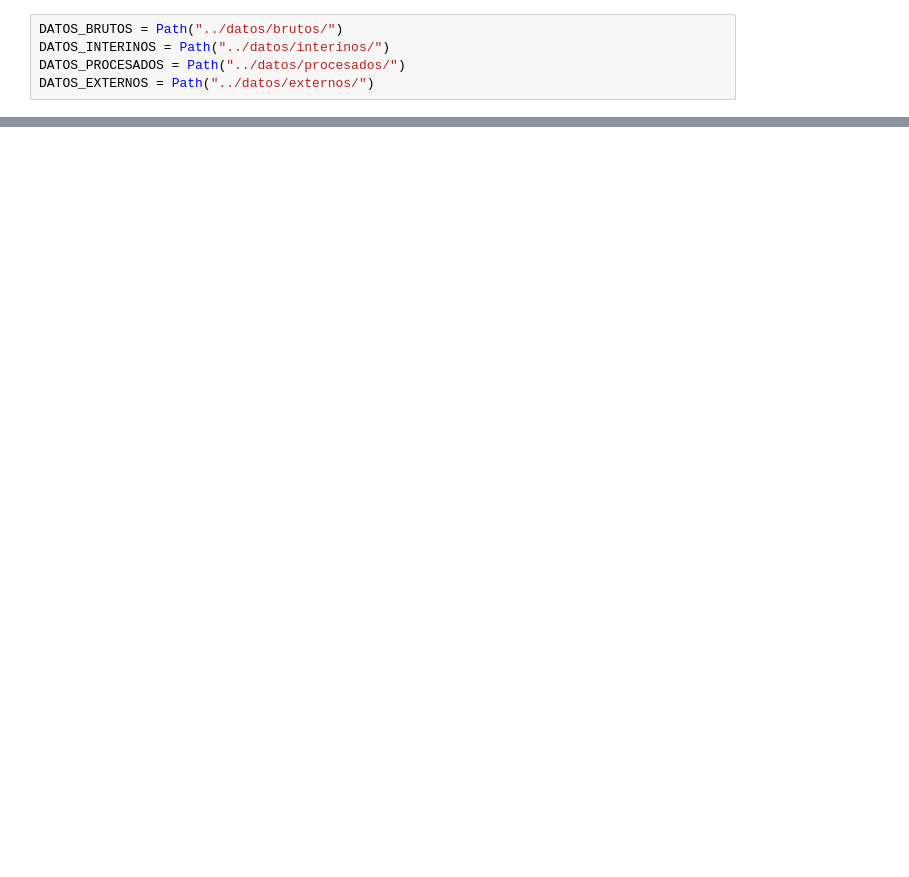
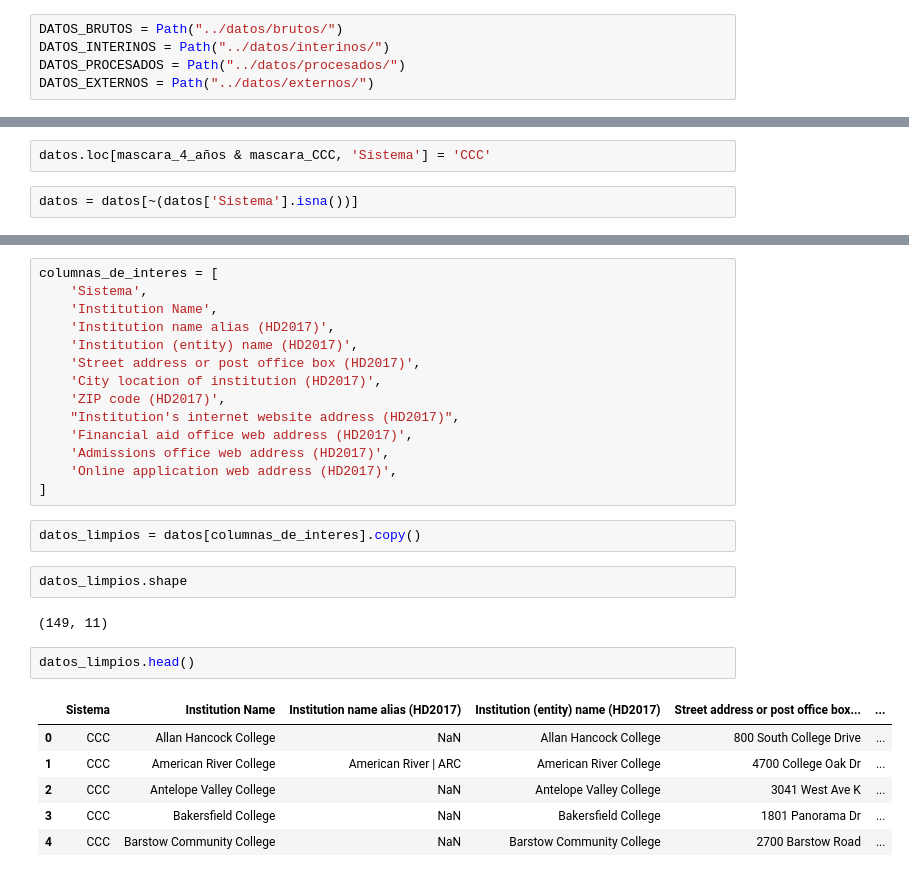
Before and after one commit to chekos/voila-isocronos-heroku, a Jupyter notebook: notebooks/00_DataPrep.ipynb, the cells around one changed output, grey strips where cells are left out. Cells and saved outputs as stored; diff of their text form; blank space fills up the shorter version.

```diff
--- a/notebooks/00_DataPrep.ipynb
+++ b/notebooks/00_DataPrep.ipynb
@@ -39,0 +145,4 @@ data = pd.read_
+# %%
+datos.loc[mascara_4_años & mascara_CCC, 'Sistema'] = 'CCC'
+# %%
+datos = datos[~(datos['Sistema'].isna())]
@@ -39,0 +167,29 @@ data = pd.read_
+# %%
+columnas_de_interes = [
+    'Sistema',
+    'Institution Name',
+    'Institution name alias (HD2017)',
+    'Institution (entity) name (HD2017)',
+    'Street address or post office box (HD2017)',
+    'City location of institution (HD2017)',
+    'ZIP code (HD2017)',
+    "Institution's internet website address (HD2017)",
+    'Financial aid office web address (HD2017)',
+    'Admissions office web address (HD2017)',
+    'Online application web address (HD2017)',
+]
+# %%
+datos_limpios = datos[columnas_de_interes].copy()
+# %%
+datos_limpios.shape
+# %% [output]
+(149, 11)
+# %%
+datos_limpios.head()
+# %% [output]
+|  | Sistema | Institution Name | Institution name alias (HD2017) | Institution (entity) name (HD2017) | Street address or post office box... | ... |
+| 0 | CCC | Allan Hancock College | NaN | Allan Hancock College | 800 South College Drive | ... |
+| 1 | CCC | American River College | American River | ARC | American River College | 4700 College Oak Dr | ... |
+| 2 | CCC | Antelope Valley College | NaN | Antelope Valley College | 3041 West Ave K | ... |
+| 3 | CCC | Bakersfield College | NaN | Bakersfield College | 1801 Panorama Dr | ... |
+| 4 | CCC | Barstow Community College | NaN | Barstow Community College | 2700 Barstow Road | ... |
```
Also changed, not shown: parts of 29 cells of this notebook, 5 other files.
